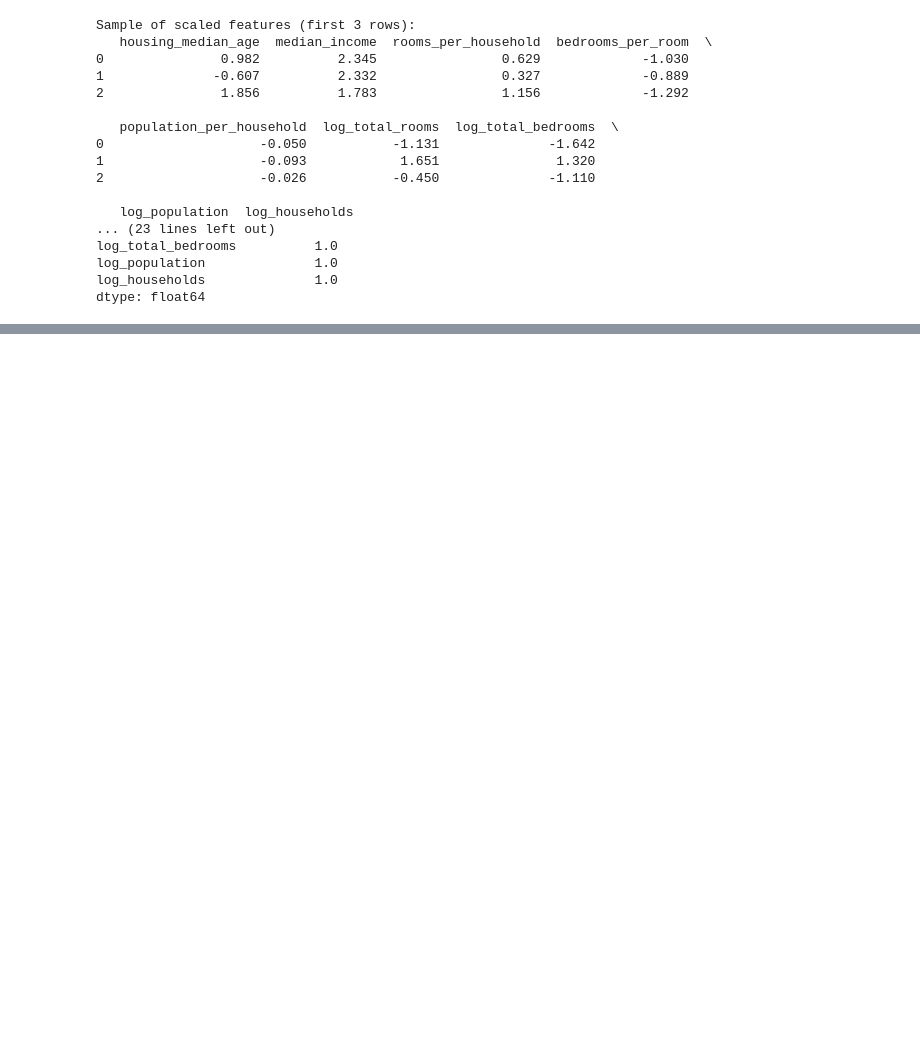
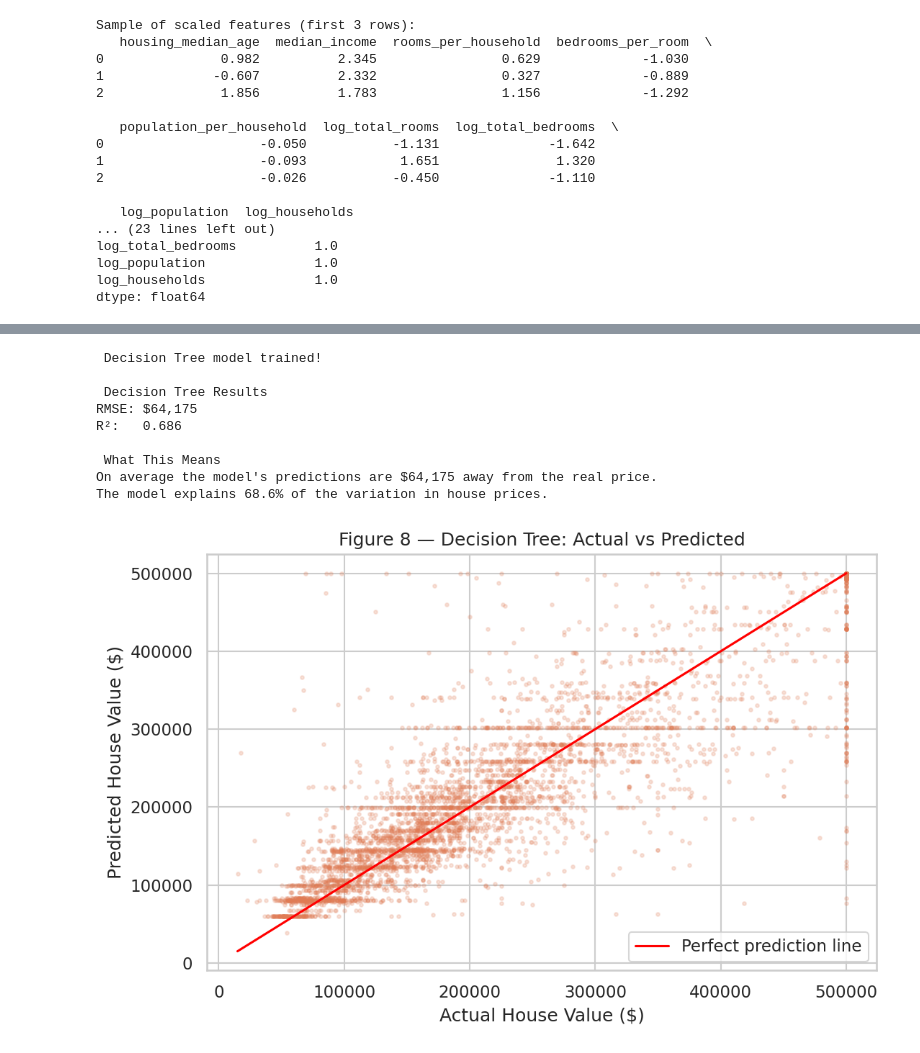
Before and after one commit to Amenbiz/House-Pricing, a Jupyter notebook: notebooks/house_price_analysis.ipynb, the cells around one changed output, grey strips where cells are left out. Drawn from its saved outputs; the diff is of its cells as text; code cells hidden in the pictures; blank space fills up the shorter version.

```diff
--- a/notebooks/house_price_analysis.ipynb
+++ b/notebooks/house_price_analysis.ipynb
@@ -658,0 +763,59 @@ dtype: float64
+# %%
+# CELL 21 — Decision Tree
+
+# A Decision Tree makes predictions by asking yes/no questions
+# about the features — like a flowchart.
+#
+# max_depth=10 limits how deep the tree grows.
+# Without this limit the tree memorises the training data
+# perfectly but performs poorly on new data (overfitting).
+#
+# random_state=42 ensures the same result every time.
+
+from sklearn.tree import DecisionTreeRegressor
+
+# Step 1 — Create model
+dt_model = DecisionTreeRegressor(max_depth=10, random_state=42)
+
+# Step 2 — Train the model
+dt_model.fit(X_train, y_train)
+print(" Decision Tree model trained!")
+
+# Step 3 — Make predictions on the test set
+dt_predictions = dt_model.predict(X_test)
+
+# Step 4 — Measure performance
+dt_rmse = np.sqrt(mean_squared_error(y_test, dt_predictions))
+dt_r2 = r2_score(y_test, dt_predictions)
+
+print("\n Decision Tree Results ")
+print(f"RMSE: ${dt_rmse:,.0f}")
+print(f"R²:   {dt_r2:.3f}")
+
+print("\n What This Means ")
+print(f"On average the model's predictions are ${dt_rmse:,.0f} away from the real price.")
+print(f"The model explains {dt_r2*100:.1f}% of the variation in house prices.")
+
+# Step 5 — Visualise predictions vs actual values
+plt.figure(figsize=(8, 5))
+plt.scatter(y_test, dt_predictions, alpha=0.2, s=5, color="#E07B54")
+plt.plot([y_test.min(), y_test.max()],
+         [y_test.min(), y_test.max()],
+         color='red', linewidth=1.5, label='Perfect prediction line')
+plt.xlabel("Actual House Value ($)")
+plt.ylabel("Predicted House Value ($)")
+plt.title("Figure 8 — Decision Tree: Actual vs Predicted")
+plt.legend()
+plt.savefig("fig_dt_predictions.png")
+plt.show()
+# %% [output]
+ Decision Tree model trained!
+
+ Decision Tree Results
+RMSE: $64,175
+R²:   0.686
+
+ What This Means
+On average the model's predictions are $64,175 away from the real price.
+The model explains 68.6% of the variation in house prices.
+[figure, added]
```
Also changed, not shown: parts of 15 cells of this notebook.
